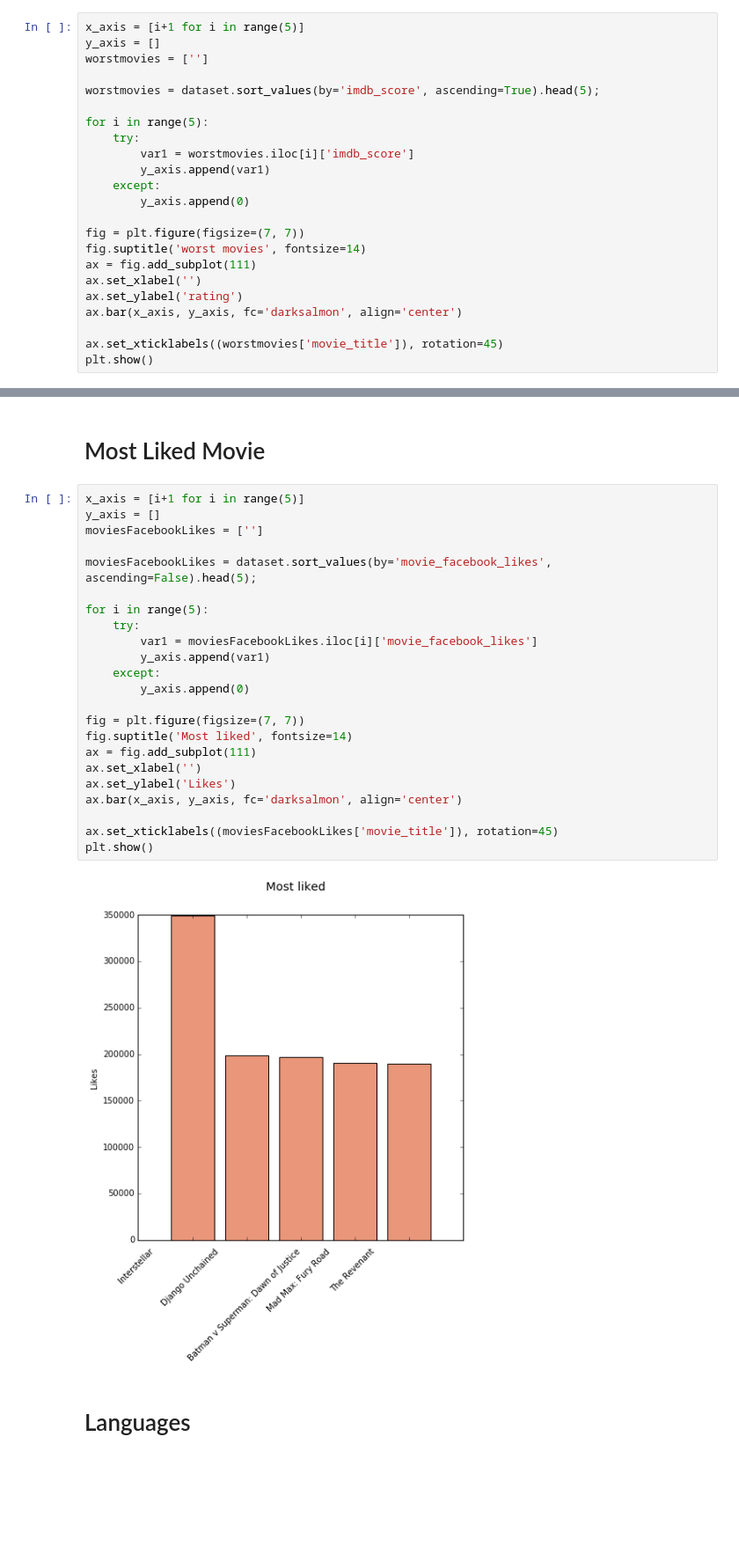
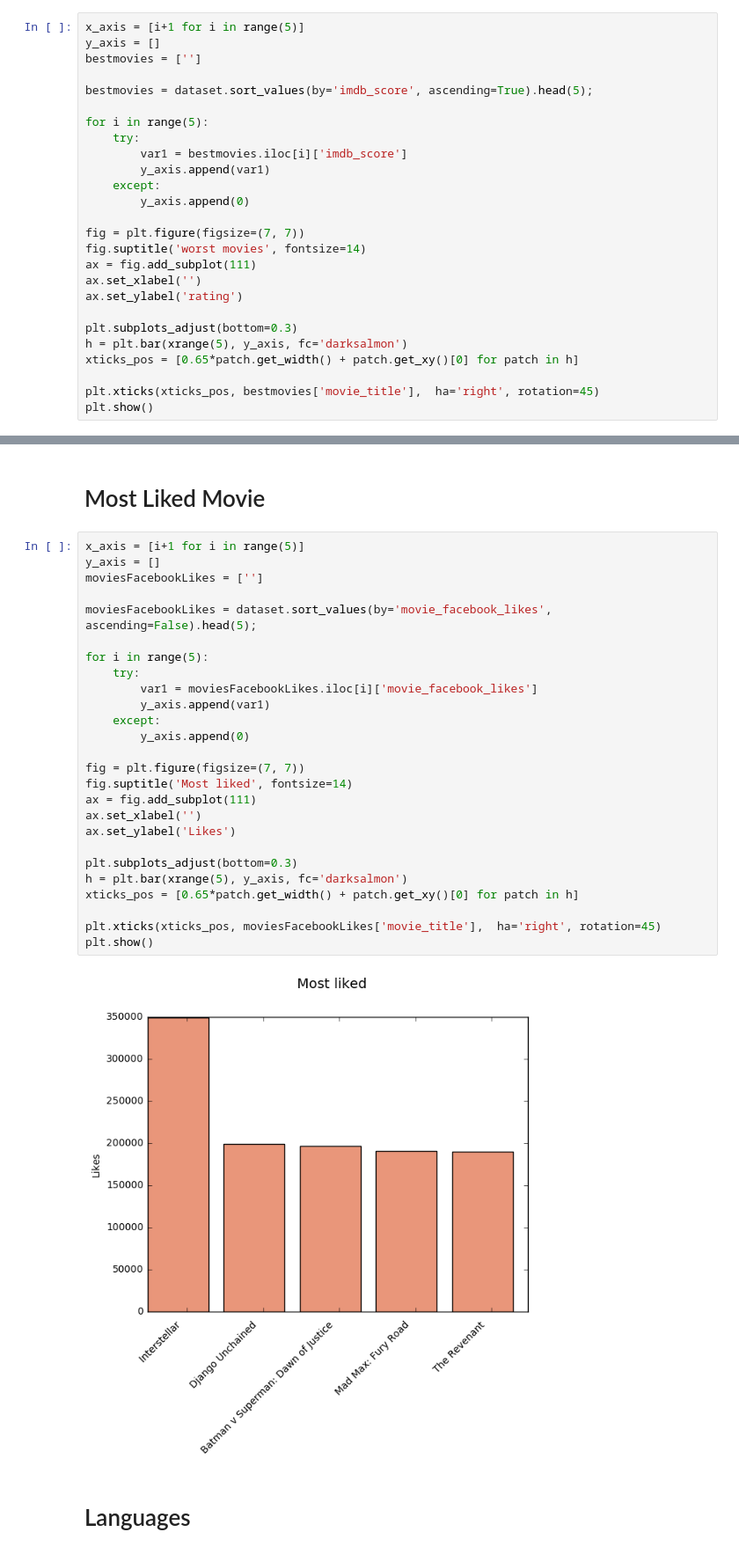
Before and after one commit to AlekVT/notebookIMDB, a Jupyter notebook: MovieSet.ipynb, the cells around one changed output, grey strips where cells are left out. Shown at 88% size. Saved outputs shown, nothing was run; the diff lists cells and outputs as text; blank space fills up the shorter version.

```diff
--- a/MovieSet.ipynb
+++ b/MovieSet.ipynb
@@ -118,13 +118,13 @@ movieLensData
 # %%
 x_axis = [i+1 for i in range(5)]
 y_axis = []
-worstmovies = ['']
+bestmovies = ['']
 
-worstmovies = dataset.sort_values(by='imdb_score', ascending=True).head(5);
+bestmovies = dataset.sort_values(by='imdb_score', ascending=True).head(5);
 
 for i in range(5):
     try:
-        var1 = worstmovies.iloc[i]['imdb_score']
+        var1 = bestmovies.iloc[i]['imdb_score']
         y_axis.append(var1)
     except:
         y_axis.append(0)
@@ -134,8 +134,11 @@ fig.suptitle('worst movies', fontsize=14)
 ax = fig.add_subplot(111)
 ax.set_xlabel('')
 ax.set_ylabel('rating')
-ax.bar(x_axis, y_axis, fc='darksalmon', align='center')
 
-ax.set_xticklabels((worstmovies['movie_title']), rotation=45)
+plt.subplots_adjust(bottom=0.3)
+h = plt.bar(xrange(5), y_axis, fc='darksalmon')
+xticks_pos = [0.65*patch.get_width() + patch.get_xy()[0] for patch in h]
+
+plt.xticks(xticks_pos, bestmovies['movie_title'],  ha='right', rotation=45)
 plt.show()
 # %% [output]
@@ -172,28 +178,31 @@ plt.show()
 # %%
 x_axis = [i+1 for i in range(5)]
 y_axis = []
 moviesFacebookLikes = ['']
 
 moviesFacebookLikes = dataset.sort_values(by='movie_facebook_likes', ascending=False).head(5);
 
 for i in range(5):
     try:
         var1 = moviesFacebookLikes.iloc[i]['movie_facebook_likes']
         y_axis.append(var1)
     except:
         y_axis.append(0)
 
 fig = plt.figure(figsize=(7, 7))
 fig.suptitle('Most liked', fontsize=14)
 ax = fig.add_subplot(111)
 ax.set_xlabel('')
 ax.set_ylabel('Likes')
-ax.bar(x_axis, y_axis, fc='darksalmon', align='center')
 
-ax.set_xticklabels((moviesFacebookLikes['movie_title']), rotation=45)
+plt.subplots_adjust(bottom=0.3)
+h = plt.bar(xrange(5), y_axis, fc='darksalmon')
+xticks_pos = [0.65*patch.get_width() + patch.get_xy()[0] for patch in h]
+
+plt.xticks(xticks_pos, moviesFacebookLikes['movie_title'],  ha='right', rotation=45)
 plt.show()
 # %% [output]
-[figure, old version]
+[figure, new version]
 # %% [markdown]
 # Languages
 # %%
```
Also changed, not shown: parts of 3 cells of this notebook.
